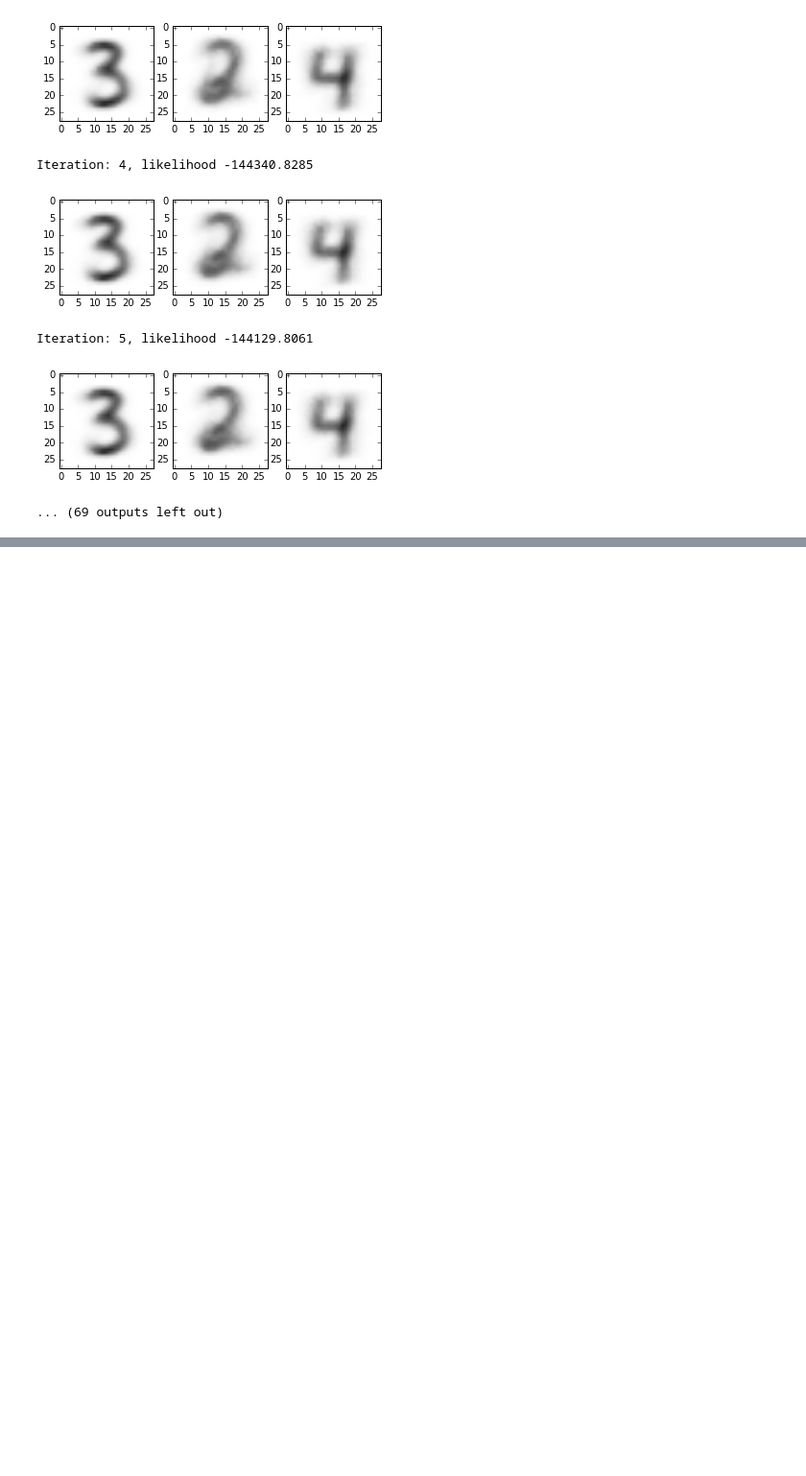
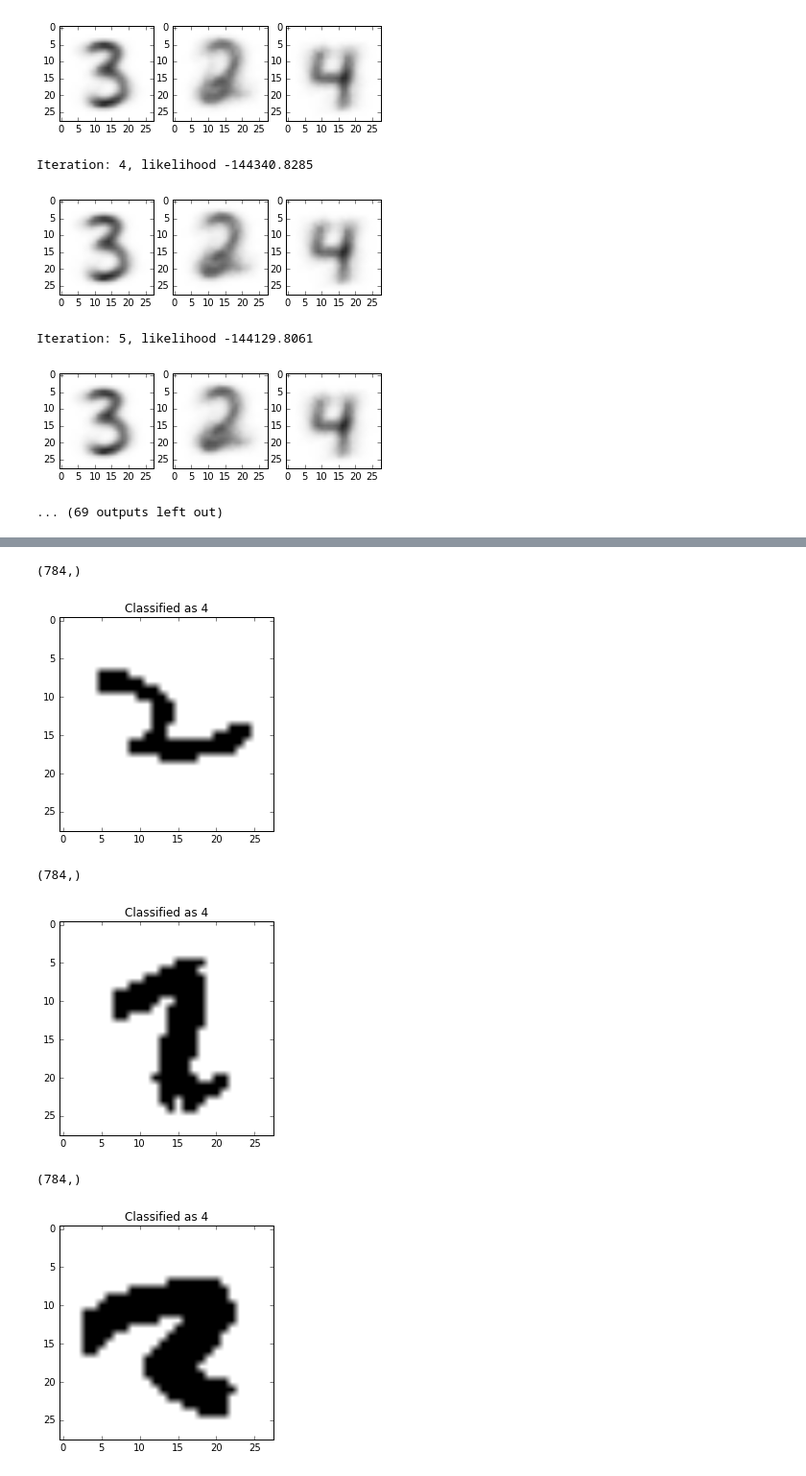
Before and after one commit to Learn2Ln/statistical-machine-learning, a Jupyter notebook: Assignment 4/notebooks/Digits.ipynb, the cells around one changed output, grey strips where cells are left out. Shown at 96% size. Cells and saved outputs as stored; diff of their text form; code cells hidden in the pictures; blank space fills up the shorter version.

```diff
--- a/Assignment 4/notebooks/Digits.ipynb
+++ b/Assignment 4/notebooks/Digits.ipynb
@@ -83,0 +117,22 @@ Iteration: 5, likelihood -144129.8061
+# %%
+probs = np.zeros((K, N)) # responsibilities
+for k in range(K):
+    probs[k] = pis[k] * np.prod(mus[k]**X * (1-mus[k])**(1-X), axis=1)
+probs /= probs.sum(axis=0)
+
+comp = probs.argmax(axis=0)
+# %%
+miss2 = np.logical_and(comp != 0, Z == 2)
+miss3 = np.logical_and(comp != 2, Z == 3)
+miss4 = np.logical_and(comp != 1, Z == 4)
+# %%
+for i in np.flatnonzero(miss2):
+    plt.title('Classified as %d' % (4 if comp[i] == 1 else 3))
+    plot_digit(X[i])
+# %% [output]
+(784,)
+[figure, added]
+(784,)
+[figure, added]
+(784,)
+[figure, added]
```
Also changed, not shown: parts of 17 cells of this notebook.
